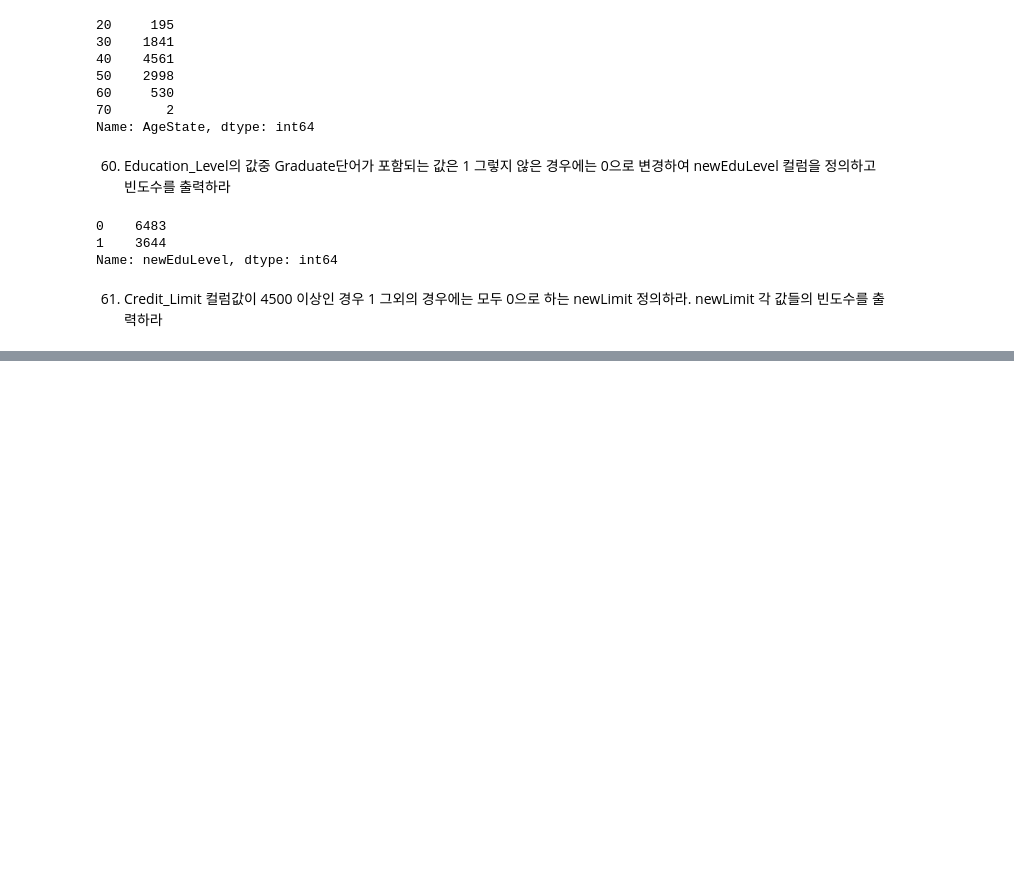
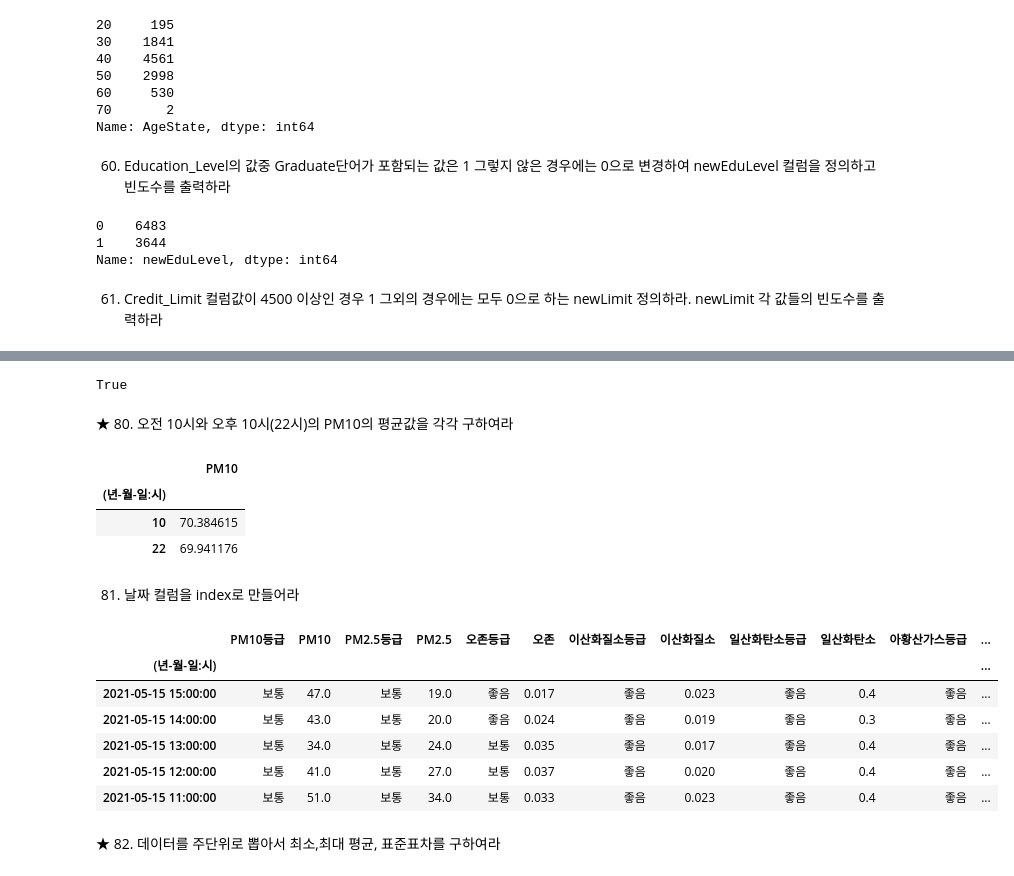
Before and after one commit to dajeong25/Study, a Jupyter notebook: python_big_data/1_2_pandas_ex.ipynb, the cells around one changed output, grey strips where cells are left out. Cells and saved outputs as stored; diff of their text form; code cells hidden in the pictures; blank space fills up the shorter version.

```diff
--- a/python_big_data/1_2_pandas_ex.ipynb
+++ b/python_big_data/1_2_pandas_ex.ipynb
@@ -936,0 +1223,12 @@ Name: newEduLevel, dtype: int64
+# %%
+import datetime
+h = '2021-05-15:15'.split(':')[1]
+d = '2021-05-15:15'.split(':')[0]
+print(h, d)
+if h == '24':
+    h = '00:00:00'
+    finaldate = pd.to_datetime(d + ' ' + h) + datetime.timedelta(days=1)
+else:
+    h = h + ':00:00'
+    finaldate = pd.to_datetime(d+' '+h)
+print( finaldate)
@@ -936,0 +1238,16 @@ Name: newEduLevel, dtype: int64
+# %%
+def change_date(x):
+    import datetime
+    h = x.split(':')[1]
+    d = x.split(':')[0]
+
+    if h == '24':
+        h = '00:00:00'
+        finaldate = pd.to_datetime(d + ' ' + h) + datetime.timedelta(days=1)
+    else:
+        h = h + ':00:00'
+        finaldate = pd.to_datetime(d+' '+h)
+    return finaldate
+
+df['(년-월-일:시)'] = df['(년-월-일:시)'].apply(change_date)
+df['(년-월-일:시)'].head(3)
@@ -936,0 +1261,3 @@ Name: newEduLevel, dtype: int64
+# %%
+df['dayName'] = df['(년-월-일:시)'].dt.day_name()
+print(df.dayName.head())
@@ -936,0 +1319,31 @@ Name: newEduLevel, dtype: int64
+# %%
+check = len(df['(년-월-일:시)'].diff().unique())
+if check == 2: print(True) # 첫행의 nan, 동일한 차이값 1개 == 총 2개
+else : print(False)
+# %% [output]
+True
+# %% [markdown]
+★ 80. 오전 10시와 오후 10시(22시)의 PM10의 평균값을 각각 구하여라
+# %%
+df.groupby(df['(년-월-일:시)'].dt.hour).mean(numeric_only=True).iloc[[10, 22], [0]]
+# %% [output]
+|  | PM10 |
+| (년-월-일:시) |  |
+| 10 | 70.384615 |
+| 22 | 69.941176 |
+# %% [markdown]
+81. 날짜 컬럼을 index로 만들어라
+# %%
+df.set_index(keys='(년-월-일:시)', inplace=True, drop=True)
+# %%
+df.head()
+# %% [output]
+|  | PM10등급 | PM10 | PM2.5등급 | PM2.5 | 오존등급 | 오존 | 이산화질소등급 | 이산화질소 | 일산화탄소등급 | 일산화탄소 | 아황산가스등급 | ... |
+| (년-월-일:시) |  |  |  |  |  |  |  |  |  |  |  | ... |
+| 2021-05-15 15:00:00 | 보통 | 47.0 | 보통 | 19.0 | 좋음 | 0.017 | 좋음 | 0.023 | 좋음 | 0.4 | 좋음 | ... |
+| 2021-05-15 14:00:00 | 보통 | 43.0 | 보통 | 20.0 | 좋음 | 0.024 | 좋음 | 0.019 | 좋음 | 0.3 | 좋음 | ... |
+| 2021-05-15 13:00:00 | 보통 | 34.0 | 보통 | 24.0 | 보통 | 0.035 | 좋음 | 0.017 | 좋음 | 0.4 | 좋음 | ... |
+| 2021-05-15 12:00:00 | 보통 | 41.0 | 보통 | 27.0 | 보통 | 0.037 | 좋음 | 0.020 | 좋음 | 0.4 | 좋음 | ... |
+| 2021-05-15 11:00:00 | 보통 | 51.0 | 보통 | 34.0 | 보통 | 0.033 | 좋음 | 0.023 | 좋음 | 0.4 | 좋음 | ... |
+# %% [markdown]
+★ 82. 데이터를 주단위로 뽑아서 최소,최대 평균, 표준표차를 구하여라
```
Also changed, not shown: parts of 69 cells of this notebook.
